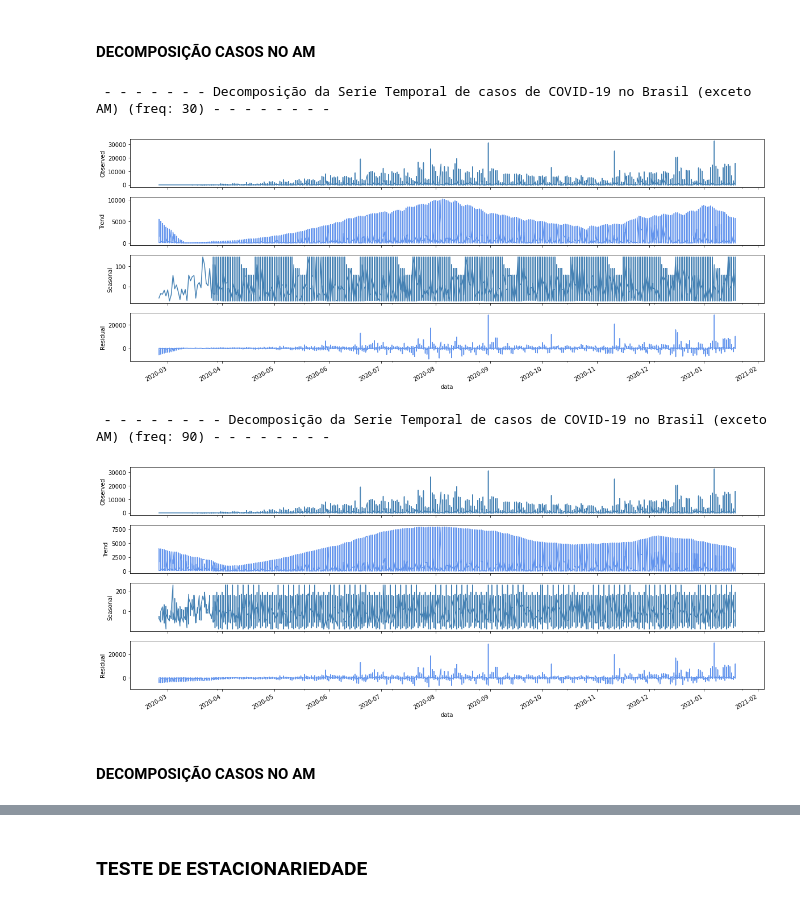
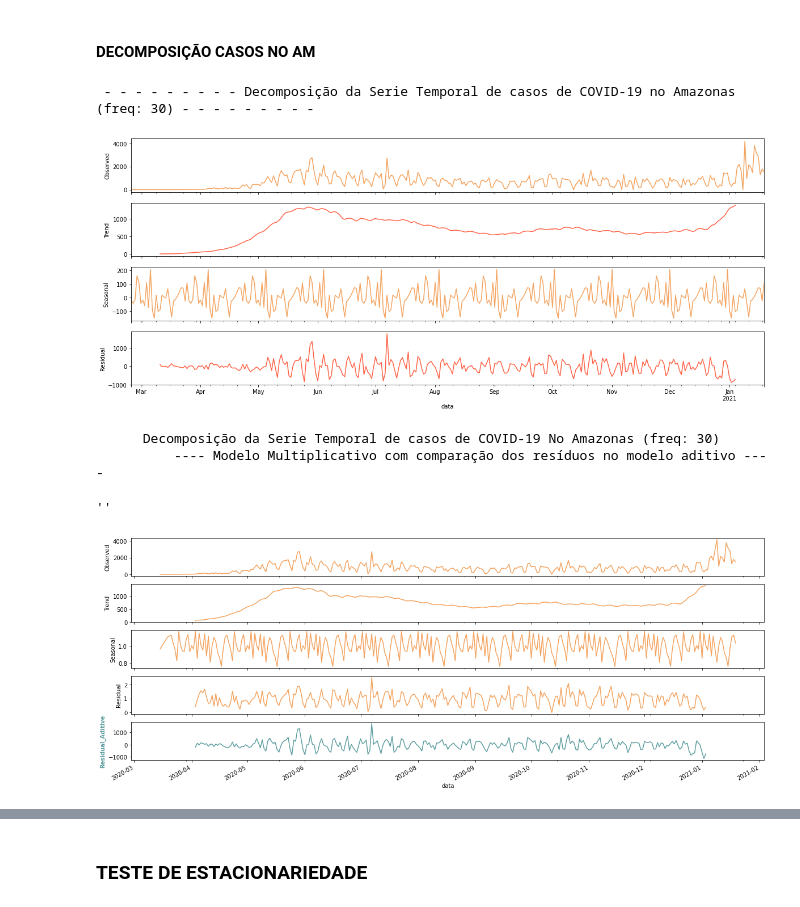
Before and after one commit to daianeklein/bootcamp-Alura, a Jupyter notebook: Desafio-Modulo4.ipynb, the cells around one changed output, grey strips where cells are left out. Saved outputs shown, nothing was run; the diff lists cells and outputs as text; code cells hidden in the pictures.

```diff
--- a/Desafio-Modulo4.ipynb
+++ b/Desafio-Modulo4.ipynb
@@ -935,43 +984,51 @@ decomposicaobr.plot();
 # %% [markdown]
 #### DECOMPOSIÇÃO CASOS NO AM
 # %%
-decomposicaobr = seasonal_decompose(covid_br[['data', 'casosNovos']].set_index('data'), model = 'aditive', freq=30)
+decomposicaoam = seasonal_decompose(covid_am[['data', 'casosNovos']].set_index('data'), model = 'aditive', freq=30)
 
 fig, axes = plt.subplots(4, 1, sharex=True)
 
 print('')
-print(' - - - - - - - Decomposição da Serie Temporal de casos de COVID-19 no Brasil (exceto AM) (freq: 30) - - - - - - - -')
-decomposicaobr.observed.plot(ax=axes[0], legend=False, color='steelblue', figsize=(20,8))
+print(' - - - - - - - - - Decomposição da Serie Temporal de casos de COVID-19 no Amazonas (freq: 30) - - - - - - - - -')
+decomposicaoam.observed.plot(ax=axes[0], legend=False, color='sandybrown', figsize=(20,8))
 axes[0].set_ylabel('Observed')
-
-decomposicaobr.trend.plot(ax=axes[1], legend=False, color='cornflowerblue')
+decomposicaoam.trend.plot(ax=axes[1], legend=False, color='tomato')
 axes[1].set_ylabel('Trend')
-
-decomposicaobr.seasonal.plot(ax=axes[2],  legend=False,  color='steelblue')
+decomposicaoam.seasonal.plot(ax=axes[2], legend=False, color='sandybrown', figsize=(20,8))
 axes[2].set_ylabel('Seasonal')
-
-decomposicaobr.resid.plot(ax=axes[3], legend=False, color='cornflowerblue')
+decomposicaoam.resid.plot(ax=axes[3], legend=False, color='tomato')
 axes[3].set_ylabel('Residual');
 # %% [output]
- - - - - - - - Decomposição da Serie Temporal de casos de COVID-19 no Brasil (exceto AM) (freq: 30) - - - - - - - -
+ - - - - - - - - - Decomposição da Serie Temporal de casos de COVID-19 no Amazonas (freq: 30) - - - - - - - - -
-[figure, old version]
+[figure, new version]
 # %%
-decomposicaobr = seasonal_decompose(covid_br[['data', 'casosNovos']].set_index('data'), model = 'aditive', freq=90)
+decomposicaobr = seasonal_decompose(covid_am[covid_am['casosNovos'] > 0][['data', 'casosNovos']].set_index('data'),
+                                    model = 'multiplicative', freq=30)
 
-fig, axes = plt.subplots(4, 1, sharex=True)
+decomposicaom = seasonal_decompose(covid_am[covid_am['casosNovos'] > 0][['data', 'casosNovos']].set_index('data'),
+                                    model = 'aditive', freq=30)
+
+
+fig, axes = plt.subplots(5, 1, sharex=True)
 
 print('')
-print(' - - - - - - - - Decomposição da Serie Temporal de casos de COVID-19 no Brasil (exceto AM) (freq: 90) - - - - - - - -')
-decomposicaobr.observed.plot(ax=axes[0], legend=False, color='steelblue', figsize=(20,8))
+print('      Decomposição da Serie Temporal de casos de COVID-19 No Amazonas (freq: 30)     ')
+print('          ---- Modelo Multiplicativo com comparação dos resíduos no modelo aditivo ---- ')
+
+decomposicaobr.observed.plot(ax=axes[0], legend=False, color='sandybrown', figsize=(20,8))
 axes[0].set_ylabel('Observed')
-decomposicaobr.trend.plot(ax=axes[1], legend=False, color='cornflowerblue')
+decomposicaobr.trend.plot(ax=axes[1], legend=False, color='sandybrown')
 axes[1].set_ylabel('Trend')
-decomposicaobr.seasonal.plot(ax=axes[2], legend=False, color='steelblue', figsize=(20,8))
+decomposicaobr.seasonal.plot(ax=axes[2], legend=False, color='sandybrown', figsize=(20,8))
 axes[2].set_ylabel('Seasonal')
-decomposicaobr.resid.plot(ax=axes[3], legend=False, color='cornflowerblue')
+decomposicaobr.resid.plot(ax=axes[3], legend=False, color='sandybrown')
 axes[3].set_ylabel('Residual');
+
+decomposicaom.resid.plot(ax=axes[4], legend=False, color='cadetblue')
+axes[4].set_ylabel('Residual_Aditive', color = 'cadetblue', fontweight ='bold')
+;
 # %% [output]
- - - - - - - - - Decomposição da Serie Temporal de casos de COVID-19 no Brasil (exceto AM) (freq: 90) - - - - - - - -
+      Decomposição da Serie Temporal de casos de COVID-19 No Amazonas (freq: 30)
+          ---- Modelo Multiplicativo com comparação dos resíduos no modelo aditivo ----
+''
-[figure, old version]
+[figure, new version]
-# %% [markdown]
-#### DECOMPOSIÇÃO CASOS NO AM
```
Also changed, not shown: parts of 13 cells of this notebook.
